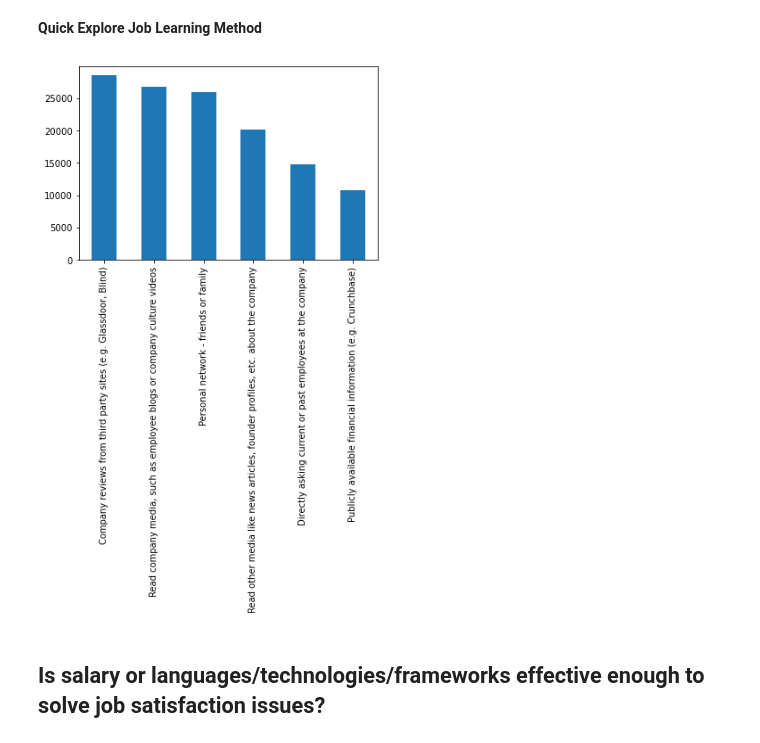
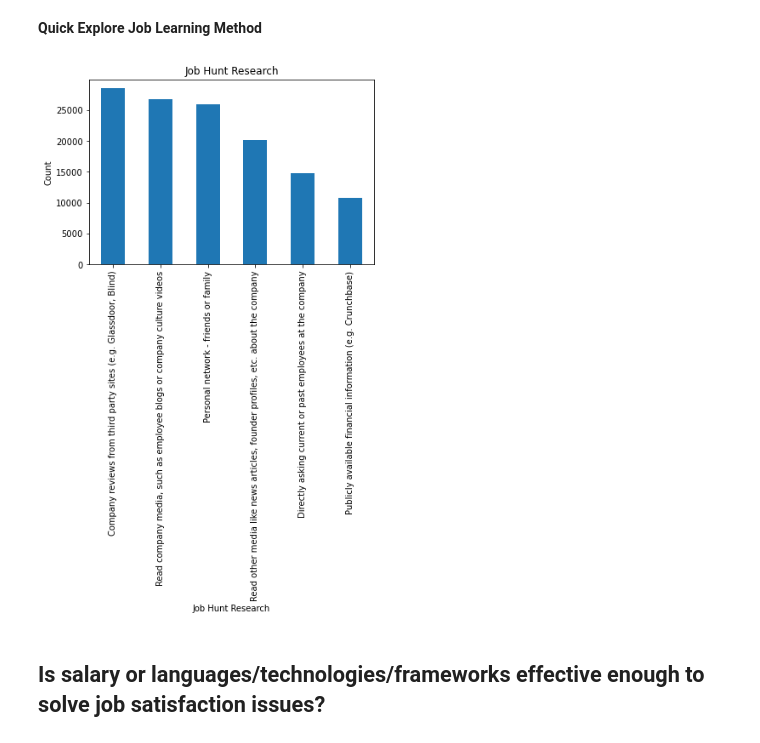
Before and after one commit to netxph/so-analysis, a Jupyter notebook: notebook/02-so-eda.ipynb, the cells around one changed output. Cells and saved outputs as stored; diff of their text form; code cells hidden in the pictures.

```diff
--- a/notebook/02-so-eda.ipynb
+++ b/notebook/02-so-eda.ipynb
@@ -269,9 +290,10 @@ g.set_xticklabels(rotation=90);
 # %% [markdown]
 **Quick Explore Job Learning Method**
 # %%
-df.new_job_hunt_research.dropna().str.split(";").explode().value_counts().plot(kind="bar");
+g = df.new_job_hunt_research.dropna().str.split(";").explode().value_counts().plot(kind="bar")
+g.set(xlabel = "Job Hunt Research", ylabel = "Count", title = "Job Hunt Research");
 # %% [output]
-[figure, old version]
+[figure, new version]
 # %% [markdown]
 ## Is salary or languages/technologies/frameworks effective enough to solve job satisfaction issues?
 # %% [markdown]
```
Also changed, not shown: parts of 11 cells of this notebook, 13 other files.
